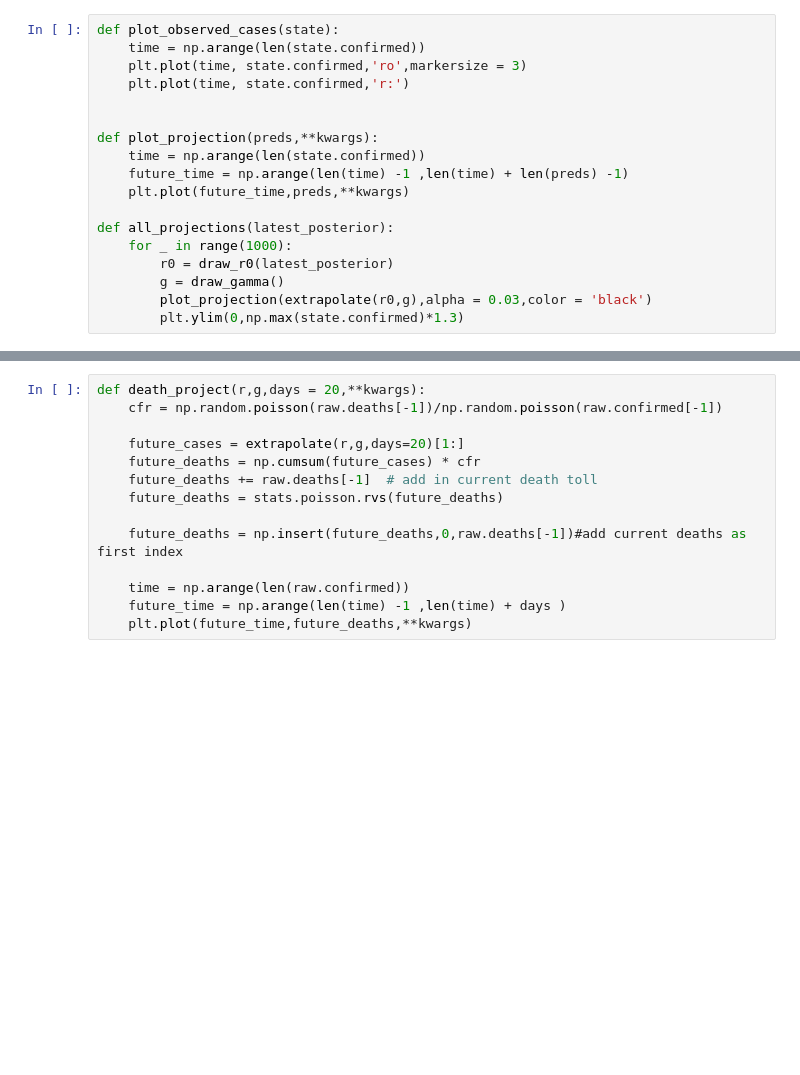
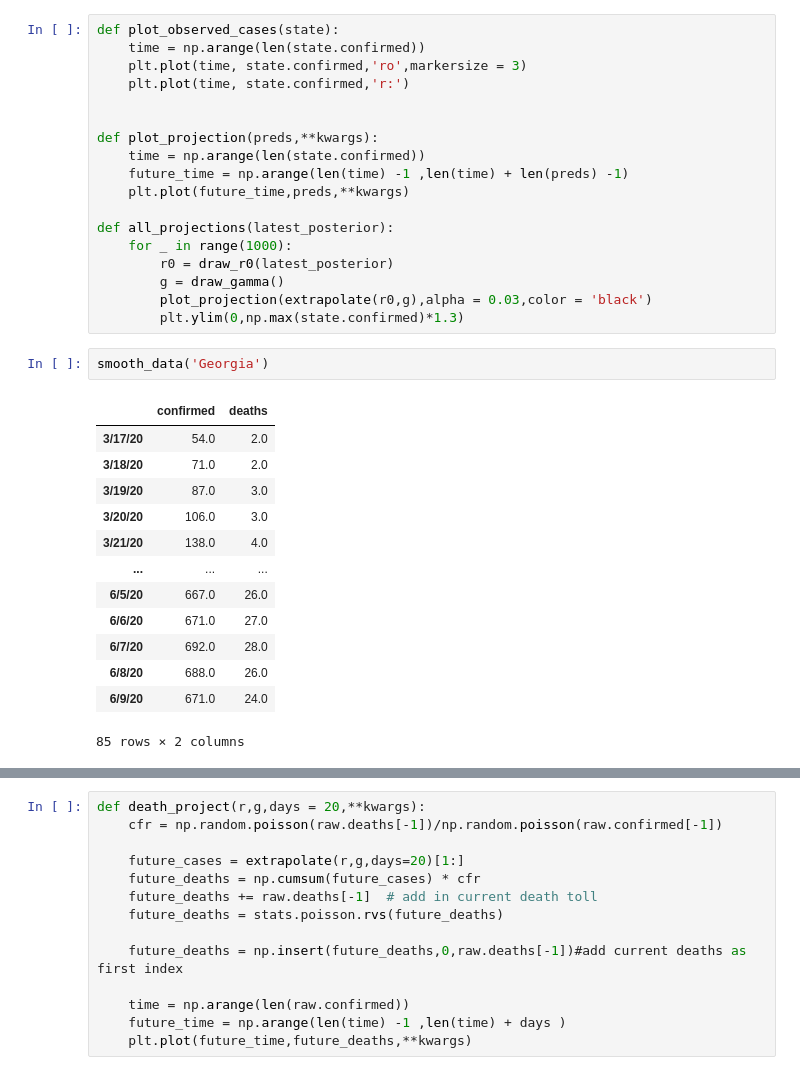
Before and after one commit to neerajkulk/corona, a Jupyter notebook: plotting.ipynb, the cells around one changed output, grey strips where cells are left out. Saved outputs shown, nothing was run; the diff lists cells and outputs as text; blank space fills up the shorter version.

```diff
--- a/plotting.ipynb
+++ b/plotting.ipynb
@@ -314,6 +320,22 @@ def all_projections(latest_posterior):
         g = draw_gamma()
         plot_projection(extrapolate(r0,g),alpha = 0.03,color = 'black')
         plt.ylim(0,np.max(state.confirmed)*1.3)
+# %%
+smooth_data('Georgia')
+# %% [output]
+|  | confirmed | deaths |
+| 3/17/20 | 54.0 | 2.0 |
+| 3/18/20 | 71.0 | 2.0 |
+| 3/19/20 | 87.0 | 3.0 |
+| 3/20/20 | 106.0 | 3.0 |
+| 3/21/20 | 138.0 | 4.0 |
+| ... | ... | ... |
+| 6/5/20 | 667.0 | 26.0 |
+| 6/6/20 | 671.0 | 27.0 |
+| 6/7/20 | 692.0 | 28.0 |
+| 6/8/20 | 688.0 | 26.0 |
+| 6/9/20 | 671.0 | 24.0 |
+85 rows × 2 columns
 # %%
 states_to_plot = ['Colorado','Florida','New York','Georgia','Texas','South Carolina']
 
```
Also changed, not shown: parts of 9 cells of this notebook.
